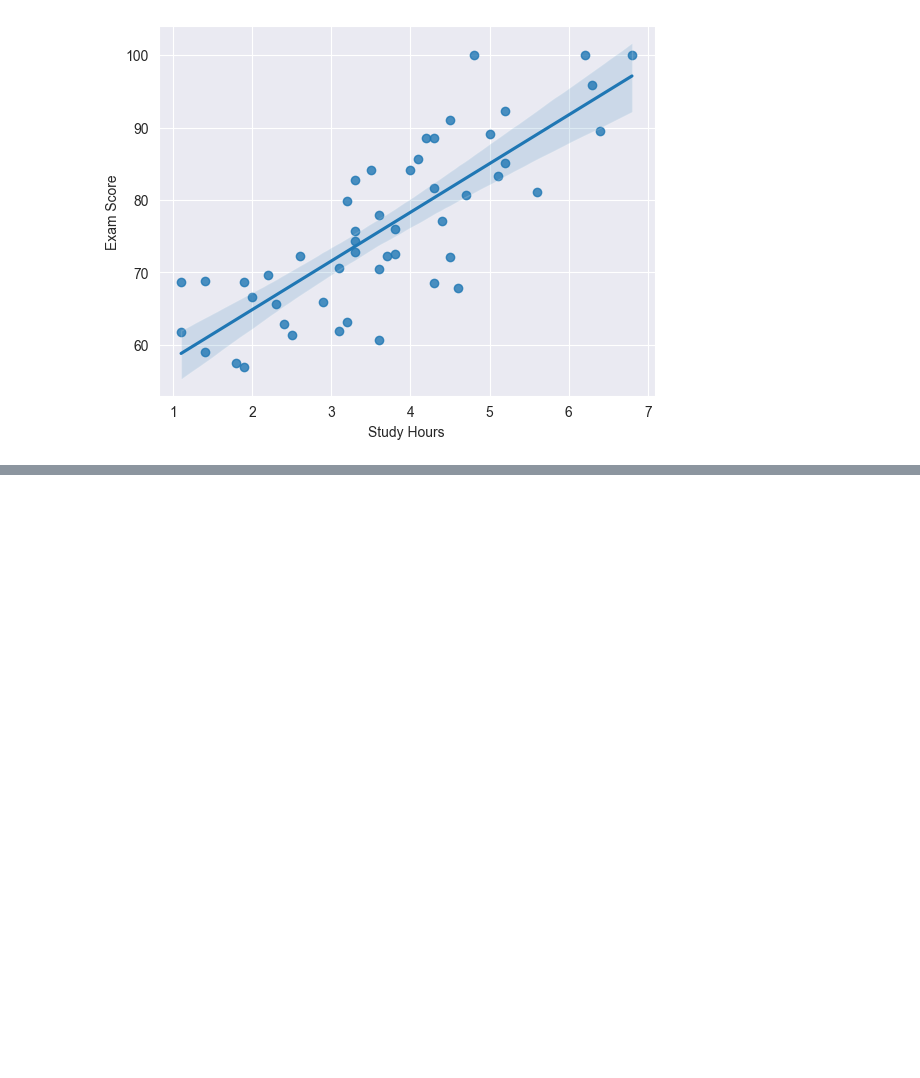
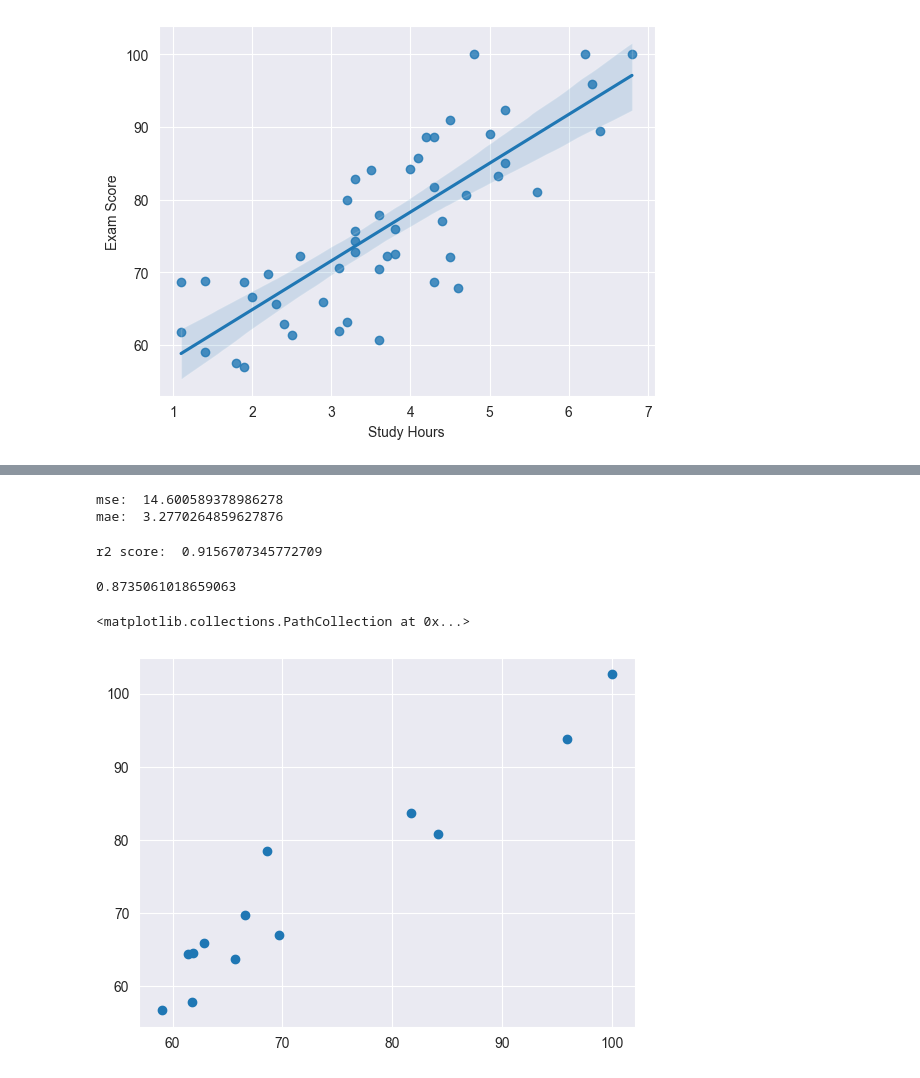
Before and after one commit to bariscanceken/datalab, a Jupyter notebook: Study Hours Multiple Regression/multiple-studyhours.ipynb, the cells around one changed output, grey strips where cells are left out. Cells and saved outputs as stored; diff of their text form; code cells hidden in the pictures; blank space fills up the shorter version.

```diff
--- a/Study Hours Multiple Regression/multiple-studyhours.ipynb
+++ b/Study Hours Multiple Regression/multiple-studyhours.ipynb
@@ -75,0 +115,3 @@ df.columns()
+# %%
+X_train = scaler.fit_transform(X_train)
+X_test = scaler.transform(X_test)
@@ -75,0 +140,4 @@ df.columns()
+# %%
+r = LinearRegression()
+# %%
+r.fit(X_train,y_train)
@@ -75,0 +168,2 @@ df.columns()
+# %%
+y_pred = r.predict(X_test)
@@ -75,0 +188,24 @@ df.columns()
+# %%
+mse = mean_squared_error(y_test,y_pred)
+mae = mean_absolute_error(y_test,y_pred)
+print("mse: ",mse)
+print("mae: ",mae)
+# %% [output]
+mse:  14.600589378986278
+mae:  3.2770264859627876
+# %%
+score = r2_score(y_test,y_pred)
+print("r2 score: ",score)
+# %% [output]
+r2 score:  0.9156707345772709
+# %%
+# adjusted score
+r2adj = 1 - (1-score)*(len(y_test)-1)/(len(y_test)-X_test.shape[1]-1)
+r2adj
+# %% [output]
+0.8735061018659063
+# %%
+plt.scatter(y_test,y_pred)
+# %% [output]
+<matplotlib.collections.PathCollection at 0x...>
+[figure, added]
```
Also changed, not shown: parts of 23 cells of this notebook.
